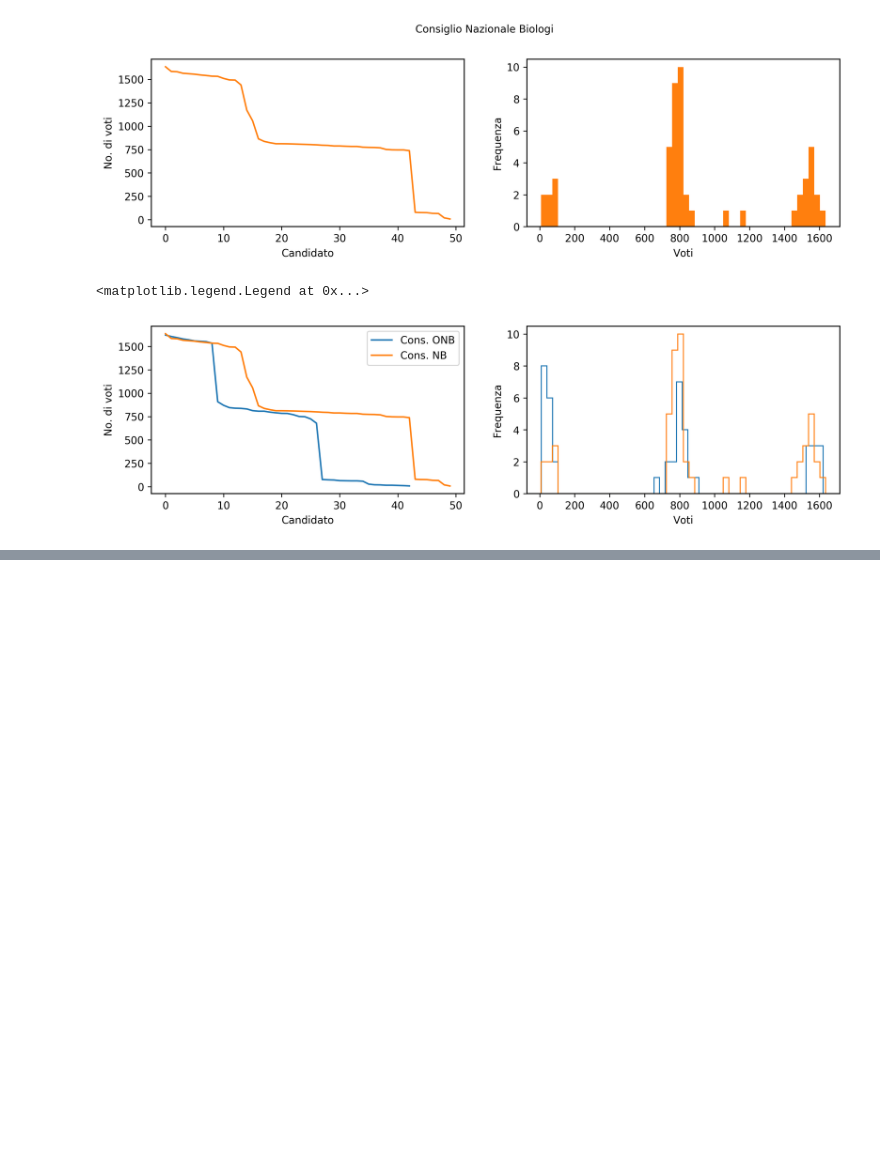
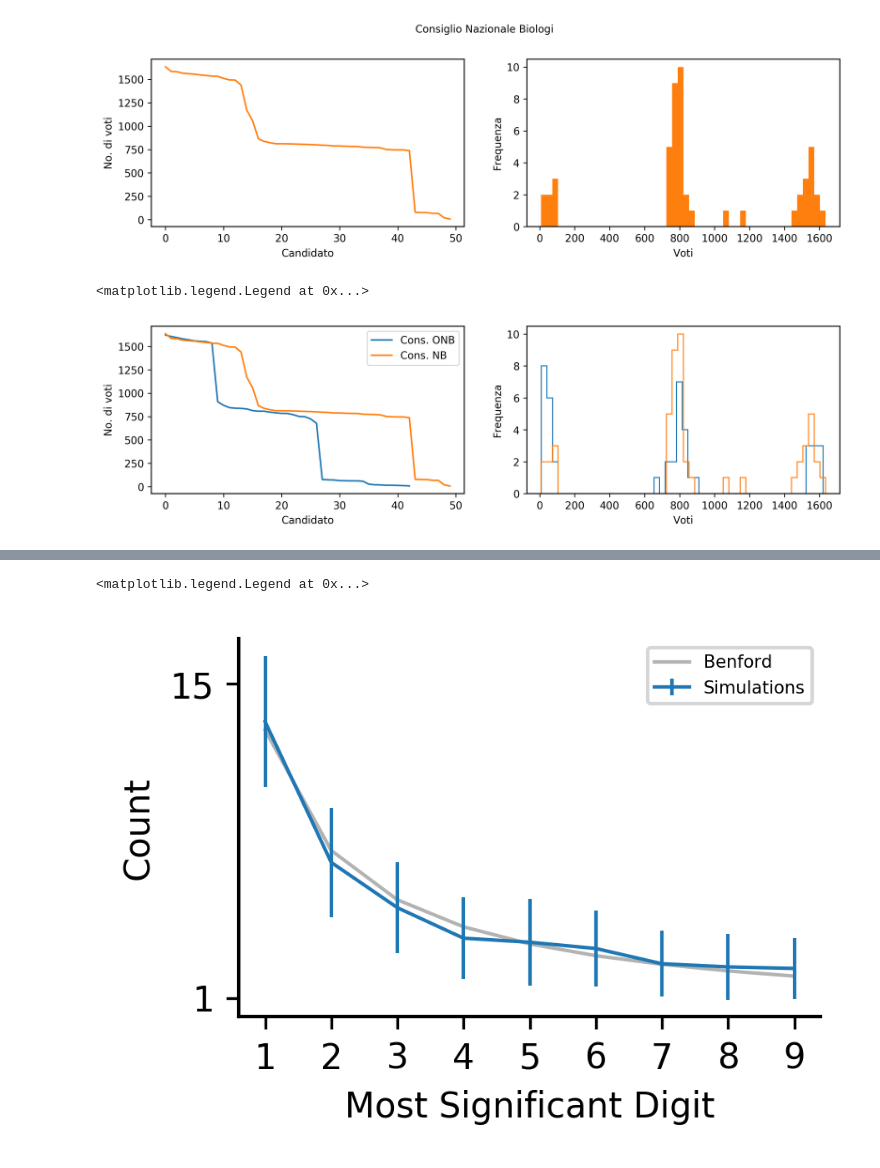
Before and after one commit to fabioedoardoluigialberto/elezioni_onb_2017, a Jupyter notebook: onb.ipynb, the cells around one changed output, grey strips where cells are left out. Drawn from its saved outputs; the diff is of its cells as text; code cells hidden in the pictures; blank space fills up the shorter version.

Commit message:
added lists, benford, comments

```diff
--- a/onb.ipynb
+++ b/onb.ipynb
@@ -85,0 +101,9 @@ fig.text(0.5, 1, 'Consiglio Ordine Nazionale Biologi', ha='center')
+# %%
+%%px
+from math import log10, floor
+from scipy.constants import codata
+import numpy as np
+
+def most_significant_digit(x):
+    e = floor(log10(x)) if x>0 else 0
+    return int(x*10**-e)
@@ -85,0 +114,22 @@ fig.text(0.5, 1, 'Consiglio Ordine Nazionale Biologi', ha='center')
+# %%
+%%time
+def doit(i):
+    onb_rand = np.zeros(len(onb))
+    onb_rand[0] = 1
+    for i in range(np.sum(onb)-1):
+        onb_rand[np.random.choice(range(len(onb)), p=(1.+onb_rand)/np.sum(1+onb_rand))] +=1
+    onb_rand = np.sort(onb_rand)[::-1]
+
+    # count how many constants have each leading digit
+    count = [0]*10
+    for value in onb_rand:
+        x = abs(value)
+        count[most_significant_digit(x)] += 1
+    total = sum(count)
+
+    # expected number of each leading digit per Benford's law
+    benford = [total*log10(1 + 1./i) for i in range(1, 10)]
+
+    return [count[1:], benford]
+
+results = np.r_[dview.map_sync(doit, range(100))]
@@ -85,0 +139,15 @@ fig.text(0.5, 1, 'Consiglio Ordine Nazionale Biologi', ha='center')
+# %%
+fig, ax = pl.subplots(1, 1, figsize=(3, 2))
+ax.plot(range(1, 10), results[:, 1].mean(0), lw=1, color='0.7', zorder=0);
+m, s = np.mean(results[:, 0], 0), np.std(results[:, 0], 0)
+ax.errorbar(range(1, 10), m, s, lw=1)
+for k in 'top', 'right':
+    ax.spines[k].set_visible(False)
+ax.set_xticks(range(1, 10))
+ax.set_yticks([1, 15])
+ax.set_xlabel('Most Significant Digit')
+ax.set_ylabel('Count')
+ax.legend(['Benford', 'Simulations'])
+# %% [output]
+<matplotlib.legend.Legend at 0x...>
+[figure, added]
```
Also changed, not shown: parts of 29 cells of this notebook.
